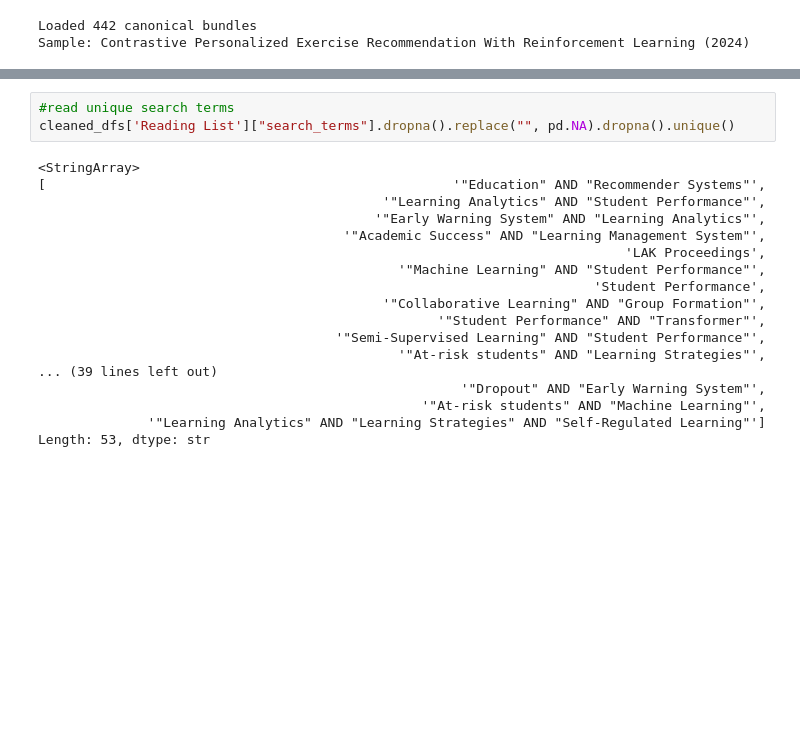
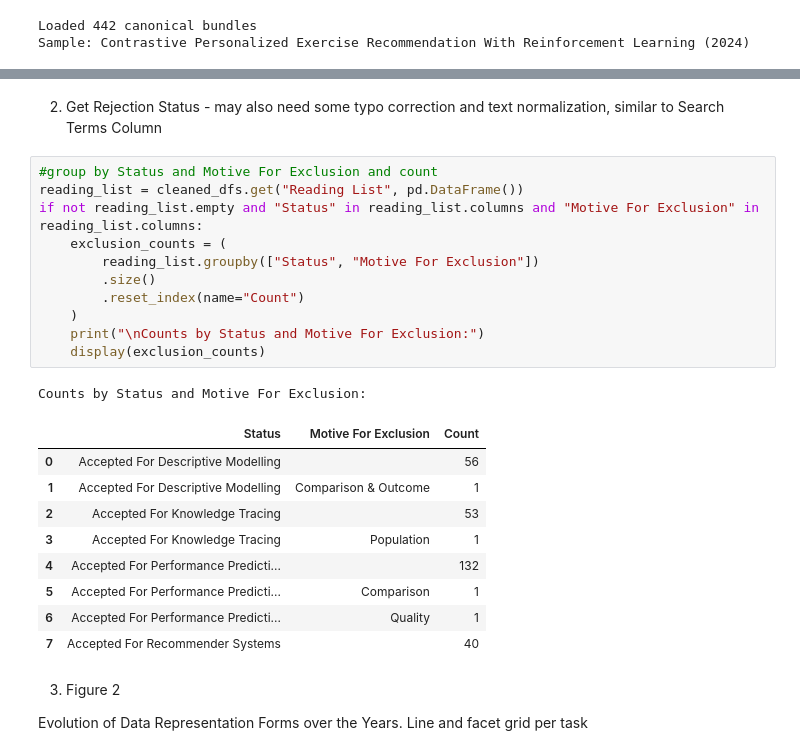
Before and after one commit to RicardoSantos0/Notion_Zotero, a Jupyter notebook: original_db_summary_analysis.ipynb, the cells around one changed output, grey strips where cells are left out. Saved outputs shown, nothing was run; the diff lists cells and outputs as text; blank space fills up the shorter version.

```diff
--- a/original_db_summary_analysis.ipynb
+++ b/original_db_summary_analysis.ipynb
@@ -183,21 +230,28 @@ KT (63 rows):
+# %% [markdown]
+2. Get Rejection Status - may also need some typo correction and text normalization, similar to Search Terms Column
 # %%
-#read unique search terms
-cleaned_dfs['Reading List']["search_terms"].dropna().replace("", pd.NA).dropna().unique()
+#group by Status and Motive For Exclusion and count
+reading_list = cleaned_dfs.get("Reading List", pd.DataFrame())
+if not reading_list.empty and "Status" in reading_list.columns and "Motive For Exclusion" in reading_list.columns:
+    exclusion_counts = (
+        reading_list.groupby(["Status", "Motive For Exclusion"])
+        .size()
+        .reset_index(name="Count")
+    )
+    print("\nCounts by Status and Motive For Exclusion:")
+    display(exclusion_counts)
 # %% [output]
-<StringArray>
-[                                                    '"Education" AND "Recommender Systems"',
-                                            '"Learning Analytics" AND "Student Performance"',
-                                           '"Early Warning System" AND "Learning Analytics"',
-                                       '"Academic Success" AND "Learning Management System"',
-                                                                           'LAK Proceedings',
-                                              '"Machine Learning" AND "Student Performance"',
-                                                                       'Student Performance',
-                                            '"Collaborative Learning" AND "Group Formation"',
-                                                   '"Student Performance" AND "Transformer"',
-                                      '"Semi-Supervised Learning" AND "Student Performance"',
-                                              '"At-risk students" AND "Learning Strategies"',
-... (39 lines left out)
-                                                      '"Dropout" AND "Early Warning System"',
-                                                 '"At-risk students" AND "Machine Learning"',
-              '"Learning Analytics" AND "Learning Strategies" AND "Self-Regulated Learning"']
-Length: 53, dtype: str
+Counts by Status and Motive For Exclusion:
+|  | Status | Motive For Exclusion | Count |
+| 0 | Accepted For Descriptive Modelling |  | 56 |
+| 1 | Accepted For Descriptive Modelling | Comparison & Outcome | 1 |
+| 2 | Accepted For Knowledge Tracing |  | 53 |
+| 3 | Accepted For Knowledge Tracing | Population | 1 |
+| 4 | Accepted For Performance Predicti... |  | 132 |
+| 5 | Accepted For Performance Predicti... | Comparison | 1 |
+| 6 | Accepted For Performance Predicti... | Quality | 1 |
+| 7 | Accepted For Recommender Systems |  | 40 |
+# %% [markdown]
+3. Figure 2
+
+Evolution of Data Representation Forms over the Years. Line and facet grid per task
```
Also changed, not shown: parts of 10 cells of this notebook.
